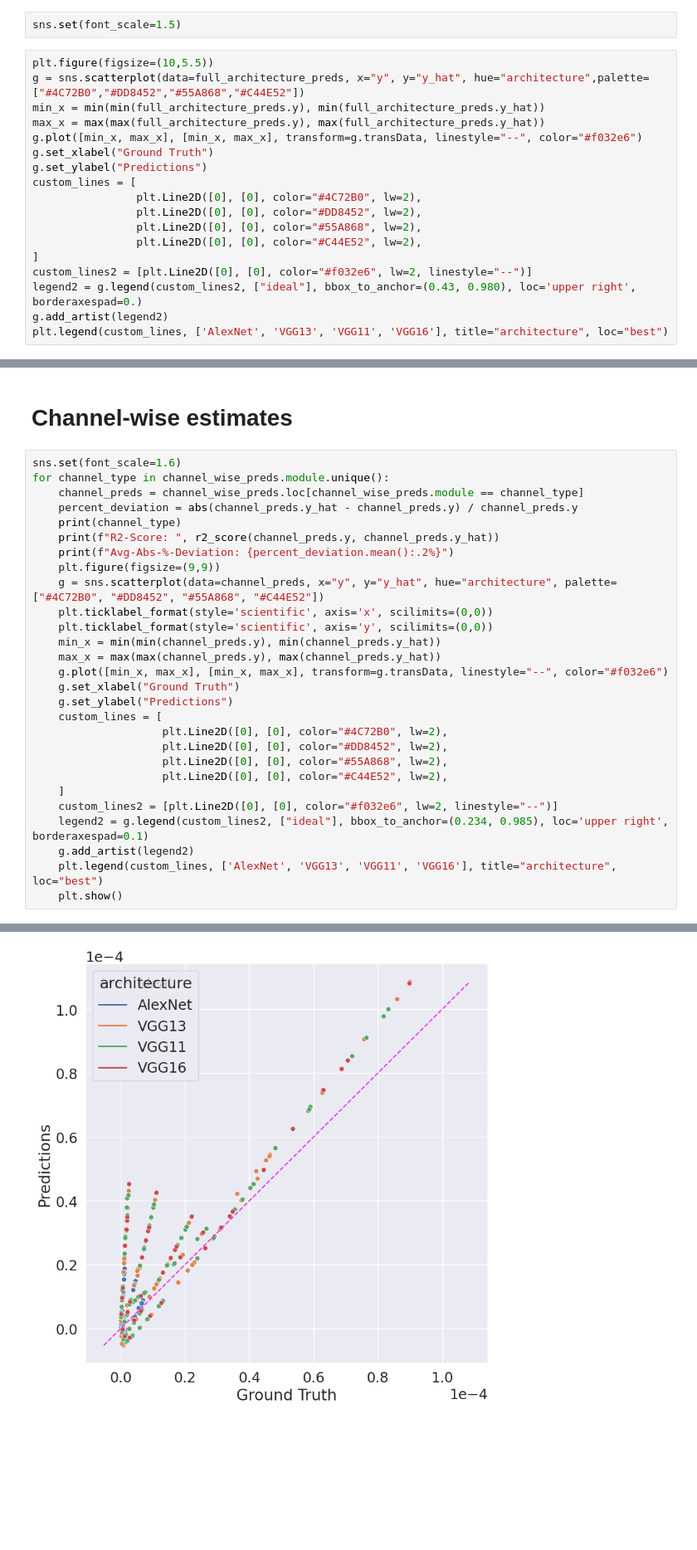
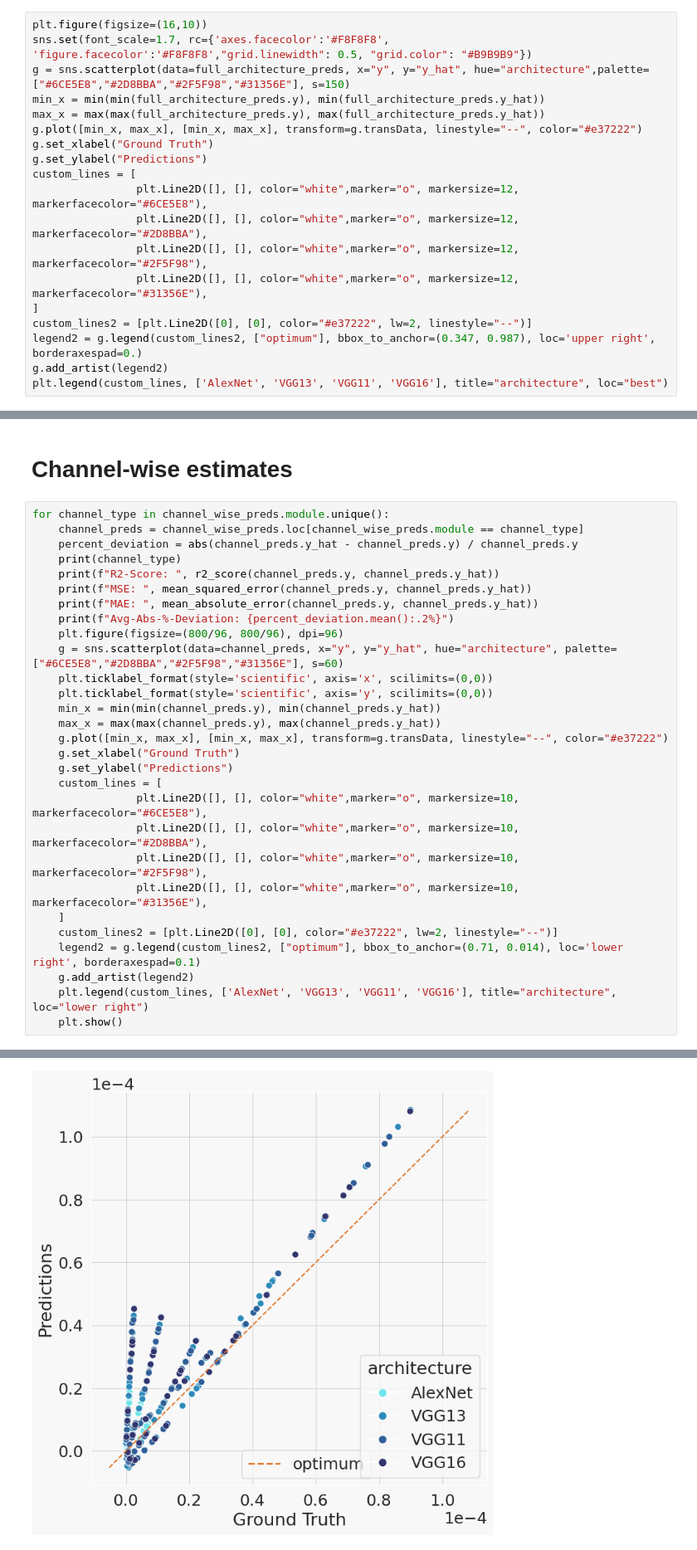
Before and after one commit to JohannesGetzner/dl-energy-estimator, a Jupyter notebook: estimator/architecture-estimates.ipynb, the cells around one changed output, grey strips where cells are left out. Shown: that part at 83% size. Cells and saved outputs as stored; diff of their text form; blank space fills up the shorter version.

```diff
--- a/estimator/architecture-estimates.ipynb
+++ b/estimator/architecture-estimates.ipynb
@@ -270,22 +277,21 @@ R2-Score:  -0.044104094083287526
 Avg-Abs-%-Deviation: 116.14%
-# %%
-sns.set(font_scale=1.5)
 # %%
-plt.figure(figsize=(10,5.5))
-g = sns.scatterplot(data=full_architecture_preds, x="y", y="y_hat", hue="architecture",palette=["#4C72B0","#DD8452","#55A868","#C44E52"])
+plt.figure(figsize=(16,10))
+sns.set(font_scale=1.7, rc={'axes.facecolor':'#F8F8F8', 'figure.facecolor':'#F8F8F8',"grid.linewidth": 0.5, "grid.color": "#B9B9B9"})
+g = sns.scatterplot(data=full_architecture_preds, x="y", y="y_hat", hue="architecture",palette=["#6CE5E8","#2D8BBA","#2F5F98","#31356E"], s=150)
 min_x = min(min(full_architecture_preds.y), min(full_architecture_preds.y_hat))
 max_x = max(max(full_architecture_preds.y), max(full_architecture_preds.y_hat))
-g.plot([min_x, max_x], [min_x, max_x], transform=g.transData, linestyle="--", color="#f032e6")
+g.plot([min_x, max_x], [min_x, max_x], transform=g.transData, linestyle="--", color="#e37222")
 g.set_xlabel("Ground Truth")
 g.set_ylabel("Predictions")
 custom_lines = [
-                plt.Line2D([0], [0], color="#4C72B0", lw=2),
-                plt.Line2D([0], [0], color="#DD8452", lw=2),
-                plt.Line2D([0], [0], color="#55A868", lw=2),
-                plt.Line2D([0], [0], color="#C44E52", lw=2),
+                plt.Line2D([], [], color="white",marker="o", markersize=12, markerfacecolor="#6CE5E8"),
+                plt.Line2D([], [], color="white",marker="o", markersize=12, markerfacecolor="#2D8BBA"),
+                plt.Line2D([], [], color="white",marker="o", markersize=12, markerfacecolor="#2F5F98"),
+                plt.Line2D([], [], color="white",marker="o", markersize=12, markerfacecolor="#31356E"),
 ]
-custom_lines2 = [plt.Line2D([0], [0], color="#f032e6", lw=2, linestyle="--")]
-legend2 = g.legend(custom_lines2, ["ideal"], bbox_to_anchor=(0.43, 0.980), loc='upper right', borderaxespad=0.)
+custom_lines2 = [plt.Line2D([0], [0], color="#e37222", lw=2, linestyle="--")]
+legend2 = g.legend(custom_lines2, ["optimum"], bbox_to_anchor=(0.347, 0.987), loc='upper right', borderaxespad=0.)
 g.add_artist(legend2)
 plt.legend(custom_lines, ['AlexNet', 'VGG13', 'VGG11', 'VGG16'], title="architecture", loc="best")
 # %% [output]
@@ -294,32 +300,33 @@ plt.legend(custom_lines, ['AlexNet', 'VGG13', 'VGG11', 'VGG16'], title="architec
 # %% [markdown]
 # Channel-wise estimates
 # %%
-sns.set(font_scale=1.6)
 for channel_type in channel_wise_preds.module.unique():
     channel_preds = channel_wise_preds.loc[channel_wise_preds.module == channel_type]
     percent_deviation = abs(channel_preds.y_hat - channel_preds.y) / channel_preds.y
     print(channel_type)
     print(f"R2-Score: ", r2_score(channel_preds.y, channel_preds.y_hat))
+    print(f"MSE: ", mean_squared_error(channel_preds.y, channel_preds.y_hat))
+    print(f"MAE: ", mean_absolute_error(channel_preds.y, channel_preds.y_hat))
     print(f"Avg-Abs-%-Deviation: {percent_deviation.mean():.2%}")
-    plt.figure(figsize=(9,9))
-    g = sns.scatterplot(data=channel_preds, x="y", y="y_hat", hue="architecture", palette=["#4C72B0", "#DD8452", "#55A868", "#C44E52"])
+    plt.figure(figsize=(800/96, 800/96), dpi=96)
+    g = sns.scatterplot(data=channel_preds, x="y", y="y_hat", hue="architecture", palette=["#6CE5E8","#2D8BBA","#2F5F98","#31356E"], s=60)
     plt.ticklabel_format(style='scientific', axis='x', scilimits=(0,0))
     plt.ticklabel_format(style='scientific', axis='y', scilimits=(0,0))
     min_x = min(min(channel_preds.y), min(channel_preds.y_hat))
     max_x = max(max(channel_preds.y), max(channel_preds.y_hat))
-    g.plot([min_x, max_x], [min_x, max_x], transform=g.transData, linestyle="--", color="#f032e6")
+    g.plot([min_x, max_x], [min_x, max_x], transform=g.transData, linestyle="--", color="#e37222")
     g.set_xlabel("Ground Truth")
     g.set_ylabel("Predictions")
     custom_lines = [
-                    plt.Line2D([0], [0], color="#4C72B0", lw=2),
-                    plt.Line2D([0], [0], color="#DD8452", lw=2),
-                    plt.Line2D([0], [0], color="#55A868", lw=2),
-                    plt.Line2D([0], [0], color="#C44E52", lw=2),
+                plt.Line2D([], [], color="white",marker="o", markersize=10, markerfacecolor="#6CE5E8"),
+                plt.Line2D([], [], color="white",marker="o", markersize=10, markerfacecolor="#2D8BBA"),
+                plt.Line2D([], [], color="white",marker="o", markersize=10, markerfacecolor="#2F5F98"),
+                plt.Line2D([], [], color="white",marker="o", markersize=10, markerfacecolor="#31356E"),
     ]
-    custom_lines2 = [plt.Line2D([0], [0], color="#f032e6", lw=2, linestyle="--")]
-    legend2 = g.legend(custom_lines2, ["ideal"], bbox_to_anchor=(0.234, 0.985), loc='upper right', borderaxespad=0.1)
+    custom_lines2 = [plt.Line2D([0], [0], color="#e37222", lw=2, linestyle="--")]
+    legend2 = g.legend(custom_lines2, ["optimum"], bbox_to_anchor=(0.71, 0.014), loc='lower right', borderaxespad=0.1)
     g.add_artist(legend2)
-    plt.legend(custom_lines, ['AlexNet', 'VGG13', 'VGG11', 'VGG16'], title="architecture", loc="best")
+    plt.legend(custom_lines, ['AlexNet', 'VGG13', 'VGG11', 'VGG16'], title="architecture", loc="lower right")
     plt.show()
 # %% [output]
 Conv2d
@@ -335,4 +348,4 @@ R2-Score:  0.5592786146726472
 Avg-Abs-%-Deviation: 530.42%
-[figure, old version]
+[figure, new version]
 AdaptiveAvgPool2d
 R2-Score:  -1.535495247838424
```
Also changed, not shown: parts of 5 cells of this notebook, 7 other files.
